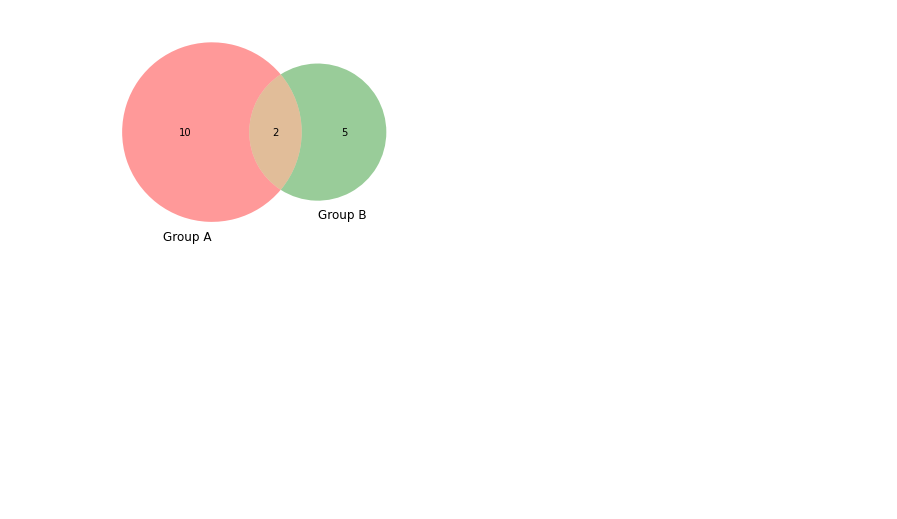
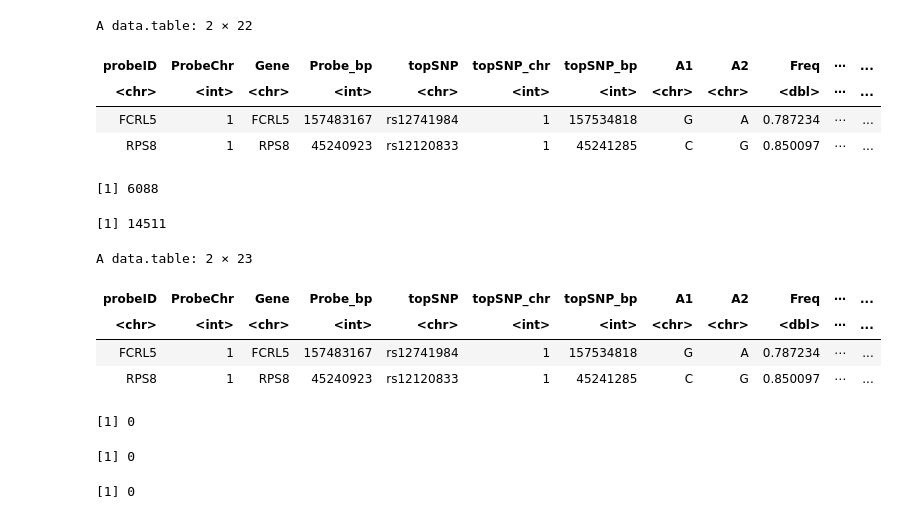
Before and after one commit to annacuomo/SAIGE_QTL_analyses, a Jupyter notebook: Figures/Plotting_Notebooks/SMR/SMR_Venns.ipynb, the cells around one changed output. Saved outputs shown, nothing was run; the diff lists cells and outputs as text; code cells hidden in the pictures; blank space fills up the shorter version.

```diff
--- a/Figures/Plotting_Notebooks/SMR/SMR_Venns.ipynb
+++ b/Figures/Plotting_Notebooks/SMR/SMR_Venns.ipynb
@@ -4,6 +0,0 @@ from matplotlib_venn import venn2
-# %%
-# Example Venn
-venn2(subsets = (10, 5, 2), set_labels = ('Group A', 'Group B'))
-plt.show()
-# %% [output]
-[figure, removed]
@@ -9,0 +6,26 @@ plt.show()
+# %%
+# Matrix eQTL results
+matrix_eqtl_smr_results_dir = "/directflow/SCCGGroupShare/projects/angxue/proj/SAIGE-eQTL/SMR/"
+matrix_sle_file = paste0(matrix_eqtl_smr_results_dir, "sle_all_14_celltypes_all_smr.txt")
+matrix_df = fread(matrix_sle_file)
+head(matrix_df,2)
+# %% [output]
+A data.table: 2 × 22
+| probeID | ProbeChr | Gene | Probe_bp | topSNP | topSNP_chr | topSNP_bp | A1 | A2 | Freq | ⋯ | ... |
+| <chr> | <int> | <chr> | <int> | <chr> | <int> | <int> | <chr> | <chr> | <dbl> | ⋯ | ... |
+| FCRL5 | 1 | FCRL5 | 157483167 | rs12741984 | 1 | 157534818 | G | A | 0.787234 | ⋯ | ... |
+| RPS8 | 1 | RPS8 | 45240923 | rs12120833 | 1 | 45241285 | C | G | 0.850097 | ⋯ | ... |
+# %%
+# Calculate number of unique genes, and combination of genes + celltypes
+length(unique(matrix_df$Gene))
+matrix_df$comb = paste0(matrix_df$Gene,"_",matrix_df$Cell_type)
+length(unique(matrix_df$comb))
+head(matrix_df,2)
+# %% [output]
+[1] 6088
+[1] 14511
+A data.table: 2 × 23
+| probeID | ProbeChr | Gene | Probe_bp | topSNP | topSNP_chr | topSNP_bp | A1 | A2 | Freq | ⋯ | ... |
+| <chr> | <int> | <chr> | <int> | <chr> | <int> | <int> | <chr> | <chr> | <dbl> | ⋯ | ... |
+| FCRL5 | 1 | FCRL5 | 157483167 | rs12741984 | 1 | 157534818 | G | A | 0.787234 | ⋯ | ... |
+| RPS8 | 1 | RPS8 | 45240923 | rs12120833 | 1 | 45241285 | C | G | 0.850097 | ⋯ | ... |
@@ -9,0 +34,12 @@ plt.show()
+# %%
+nrow(matrix_df[matrix_df$p_SMR < 0.05/length(unique(matrix_df$Gene)),]) # M = number of genes
+nrow(matrix_df[matrix_df$p_SMR < 0.05/length(unique(matrix_df$comb)),]) # M = number of genes-ct combinations
+# %% [output]
+[1] 0
+[1] 0
+# %%
+# significant results at FDR<5% instead (using qvalue)
+matrix_df$qv = qvalue(matrix_df$p_SMR)$qvalues
+nrow(matrix_df[matrix_df$qv<0.05,])
+# %% [output]
+[1] 0
```
Also changed, not shown: parts of 28 cells of this notebook, 4 other files.
